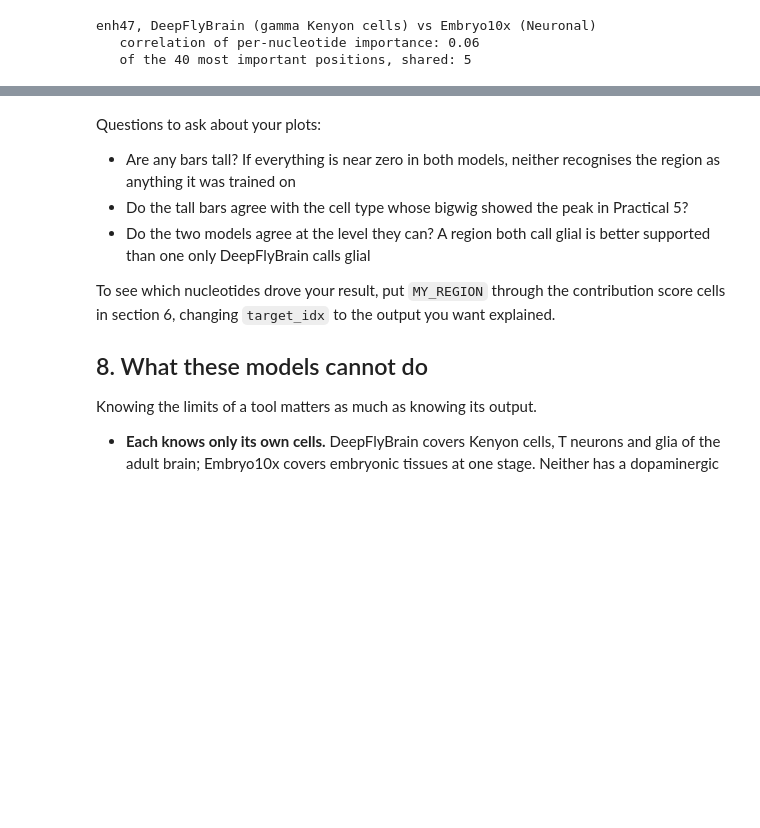
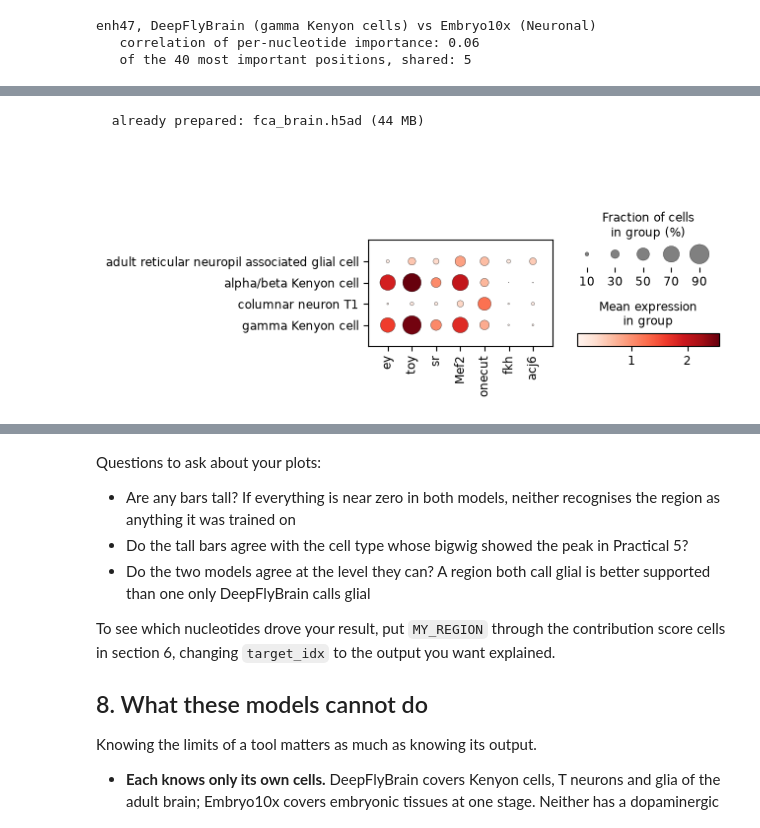
Before and after one commit to nkempynck/isn-school-2026, a Jupyter notebook: notebooks/practicals/06_crested_deepflybrain.ipynb, the cells around one changed output, grey strips where cells are left out. Cells and saved outputs as stored; diff of their text form; code cells hidden in the pictures; blank space fills up the shorter version.

```diff
--- a/notebooks/practicals/06_crested_deepflybrain.ipynb
+++ b/notebooks/practicals/06_crested_deepflybrain.ipynb
@@ -756,0 +760,19 @@ and how concentrated the contributions are.
+# %%
+import scanpy as sc
+
+from scripts.celltypes import ATAC_TO_RNA
+from scripts.prepare_data import make_fca_brain_h5ad
+
+expression = sc.read_h5ad(make_fca_brain_h5ad())
+four = [ATAC_TO_RNA[c] for c in ["KC_g", "KC_ab", "T1", "Astrocyte_like"]]
+
+# Not scaled per gene, because the point here is the absolute difference
+# between a factor that is present and one that is not.
+sc.pl.dotplot(
+    expression[expression.obs["annotation"].isin(four)],
+    var_names=["ey", "toy", "sr", "Mef2", "onecut", "fkh", "acj6"],
+    groupby="annotation",
+)
+# %% [output]
+  already prepared: fca_brain.h5ad (44 MB)
+[figure, added]
```
Also changed, not shown: parts of 19 cells of this notebook.
